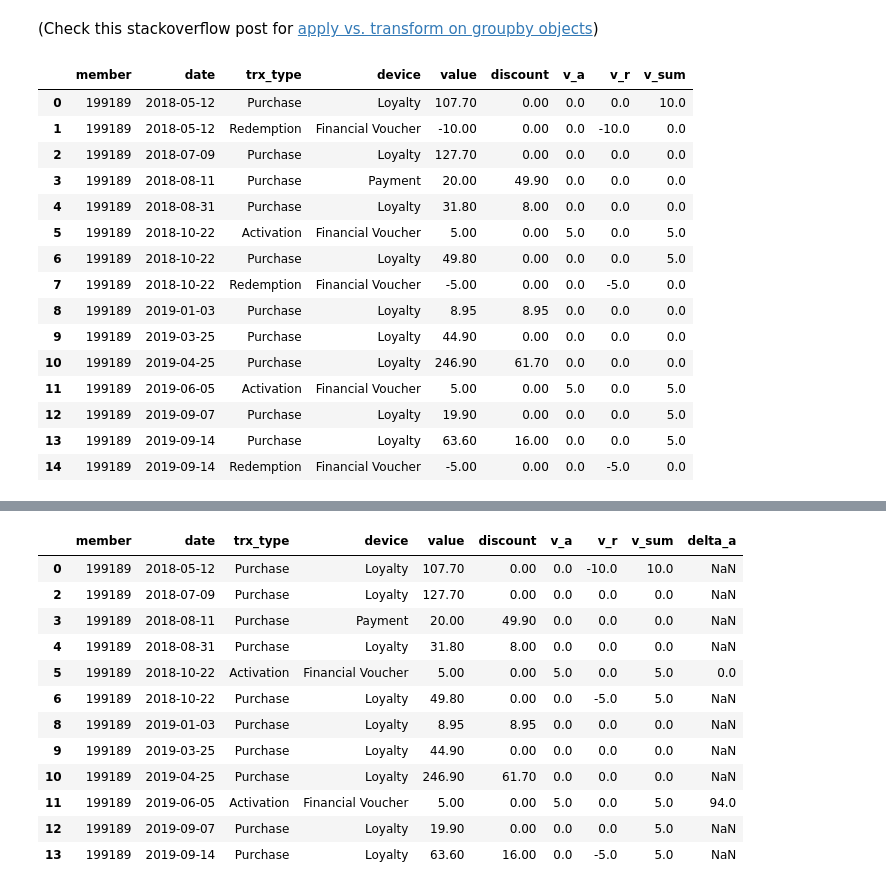
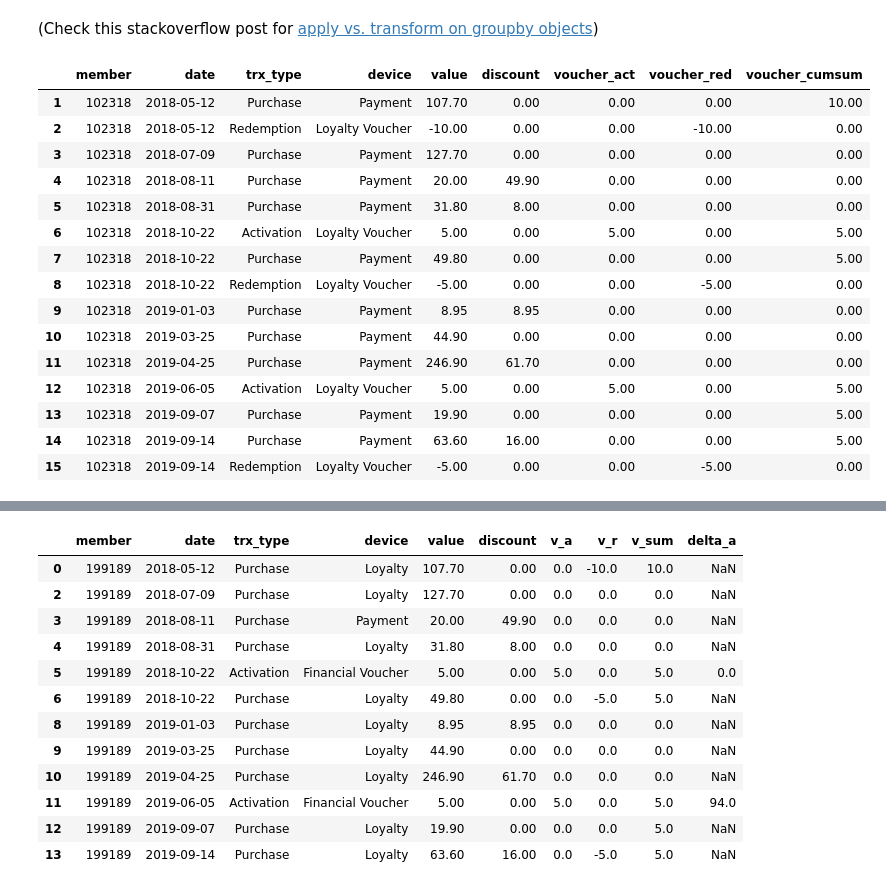
Before and after one commit to rbuerki/trx_data_manipulation_medium, a Jupyter notebook: 1_simple_trx_prep/Trx_Data_Transformation.ipynb, the cells around one changed output, grey strips where cells are left out. Saved outputs shown, nothing was run; the diff lists cells and outputs as text; code cells hidden in the pictures.

Commit message:
Continue refactoring, till shift_and_drop

```diff
--- a/1_simple_trx_prep/Trx_Data_Transformation.ipynb
+++ b/1_simple_trx_prep/Trx_Data_Transformation.ipynb
@@ -269,49 +275,55 @@ test
 # %%
-def _calculate_voucher_sums(v):
+def _calculate_voucher_cumsum(voucher_all):
     """Helper function to calculate the accumulated sum of
-    voucher "credit" a customer has at any given time. We cannot
-    know about the remaining credit from earlier periods but we
-    make sure that the sum never becomes negative.
+    voucher "credit" a customer has at any given time. We do not
+    know about the remaining credit from earlier periods, but we
+    make sure that the cumsum never becomes negative.
     """
-    v_sum = np.array(list(itertools.accumulate(v)))
+    voucher_cumsum = np.cumsum(voucher_all)
     # Make sure that v_sum never has a negative value
-    v_min = np.min(v_sum)
+    v_min = np.min(voucher_cumsum)
     if v_min < 0:
         top_up_value = v_min
-        v_sum = v_sum - top_up_value
-    return v_sum
+        voucher_cumsum = voucher_cumsum - top_up_value
+    return voucher_cumsum
 
-def create_voucher_sum_col(df):
-    """Use a groupby "window function" to insert the
-    voucher sums into a new column "v_sum".
+def create_voucher_cumsum_col(df):
+    """Use a groupby "window function" to insert the cumulated
+    voucher sums into a new column "voucher_cumsum".
     """
     df = df.copy()
-    df = df.assign(v_sum = df.groupby(
-        ["member"])["v"].transform(_calculate_voucher_sums))
-    df.drop("v", axis=1, inplace=True)
+    df["voucher_cumsum"] = df.groupby(
+        ["member"])["voucher_all"].transform(_calculate_voucher_cumsum)
+    df.drop("voucher_all", axis=1, inplace=True)
     return df
 # %% [markdown]
 (Check this stackoverflow post for [apply vs. transform on groupby objects](https://stackoverflow.com/questions/27517425/apply-vs-transform-on-a-group-object))
-# %%
-test = create_voucher_sum_col(test)
-test
-# %% [output]
-|  | member | date | trx_type | device | value | discount | v_a | v_r | v_sum |
-| 0 | 199189 | 2018-05-12 | Purchase | Loyalty | 107.70 | 0.00 | 0.0 | 0.0 | 10.0 |
-| 1 | 199189 | 2018-05-12 | Redemption | Financial Voucher | -10.00 | 0.00 | 0.0 | -10.0 | 0.0 |
-| 2 | 199189 | 2018-07-09 | Purchase | Loyalty | 127.70 | 0.00 | 0.0 | 0.0 | 0.0 |
-| 3 | 199189 | 2018-08-11 | Purchase | Payment | 20.00 | 49.90 | 0.0 | 0.0 | 0.0 |
-| 4 | 199189 | 2018-08-31 | Purchase | Loyalty | 31.80 | 8.00 | 0.0 | 0.0 | 0.0 |
-| 5 | 199189 | 2018-10-22 | Activation | Financial Voucher | 5.00 | 0.00 | 5.0 | 0.0 | 5.0 |
-| 6 | 199189 | 2018-10-22 | Purchase | Loyalty | 49.80 | 0.00 | 0.0 | 0.0 | 5.0 |
-| 7 | 199189 | 2018-10-22 | Redemption | Financial Voucher | -5.00 | 0.00 | 0.0 | -5.0 | 0.0 |
-| 8 | 199189 | 2019-01-03 | Purchase | Loyalty | 8.95 | 8.95 | 0.0 | 0.0 | 0.0 |
-| 9 | 199189 | 2019-03-25 | Purchase | Loyalty | 44.90 | 0.00 | 0.0 | 0.0 | 0.0 |
-| 10 | 199189 | 2019-04-25 | Purchase | Loyalty | 246.90 | 61.70 | 0.0 | 0.0 | 0.0 |
-| 11 | 199189 | 2019-06-05 | Activation | Financial Voucher | 5.00 | 0.00 | 5.0 | 0.0 | 5.0 |
-| 12 | 199189 | 2019-09-07 | Purchase | Loyalty | 19.90 | 0.00 | 0.0 | 0.0 | 5.0 |
-| 13 | 199189 | 2019-09-14 | Purchase | Loyalty | 63.60 | 16.00 | 0.0 | 0.0 | 5.0 |
-| 14 | 199189 | 2019-09-14 | Redemption | Financial Voucher | -5.00 | 0.00 | 0.0 | -5.0 | 0.0 |
+# %%
+test_member = create_voucher_cumsum_col(test_member)
+
+# Pass tests
+assert test_member.shape[1] == 9
+assert test_member["voucher_cumsum"].min() >= 0
+
+# Check results
+test_member
+# %% [output]
+|  | member | date | trx_type | device | value | discount | voucher_act | voucher_red | voucher_cumsum |
+| 1 | 102318 | 2018-05-12 | Purchase | Payment | 107.70 | 0.00 | 0.00 | 0.00 | 10.00 |
+| 2 | 102318 | 2018-05-12 | Redemption | Loyalty Voucher | -10.00 | 0.00 | 0.00 | -10.00 | 0.00 |
+| 3 | 102318 | 2018-07-09 | Purchase | Payment | 127.70 | 0.00 | 0.00 | 0.00 | 0.00 |
+| 4 | 102318 | 2018-08-11 | Purchase | Payment | 20.00 | 49.90 | 0.00 | 0.00 | 0.00 |
+| 5 | 102318 | 2018-08-31 | Purchase | Payment | 31.80 | 8.00 | 0.00 | 0.00 | 0.00 |
+| 6 | 102318 | 2018-10-22 | Activation | Loyalty Voucher | 5.00 | 0.00 | 5.00 | 0.00 | 5.00 |
+| 7 | 102318 | 2018-10-22 | Purchase | Payment | 49.80 | 0.00 | 0.00 | 0.00 | 5.00 |
+| 8 | 102318 | 2018-10-22 | Redemption | Loyalty Voucher | -5.00 | 0.00 | 0.00 | -5.00 | 0.00 |
+| 9 | 102318 | 2019-01-03 | Purchase | Payment | 8.95 | 8.95 | 0.00 | 0.00 | 0.00 |
+| 10 | 102318 | 2019-03-25 | Purchase | Payment | 44.90 | 0.00 | 0.00 | 0.00 | 0.00 |
+| 11 | 102318 | 2019-04-25 | Purchase | Payment | 246.90 | 61.70 | 0.00 | 0.00 | 0.00 |
+| 12 | 102318 | 2019-06-05 | Activation | Loyalty Voucher | 5.00 | 0.00 | 5.00 | 0.00 | 5.00 |
+| 13 | 102318 | 2019-09-07 | Purchase | Payment | 19.90 | 0.00 | 0.00 | 0.00 | 5.00 |
+| 14 | 102318 | 2019-09-14 | Purchase | Payment | 63.60 | 16.00 | 0.00 | 0.00 | 5.00 |
+| 15 | 102318 | 2019-09-14 | Redemption | Loyalty Voucher | -5.00 | 0.00 | 0.00 | -5.00 | 0.00 |
 # %%
 def shift_and_drop_redemptions(df):
     """Shift redemtion values in "v_r" column one row up, so they
```
Also changed, not shown: parts of 15 cells of this notebook, 1 other file.
